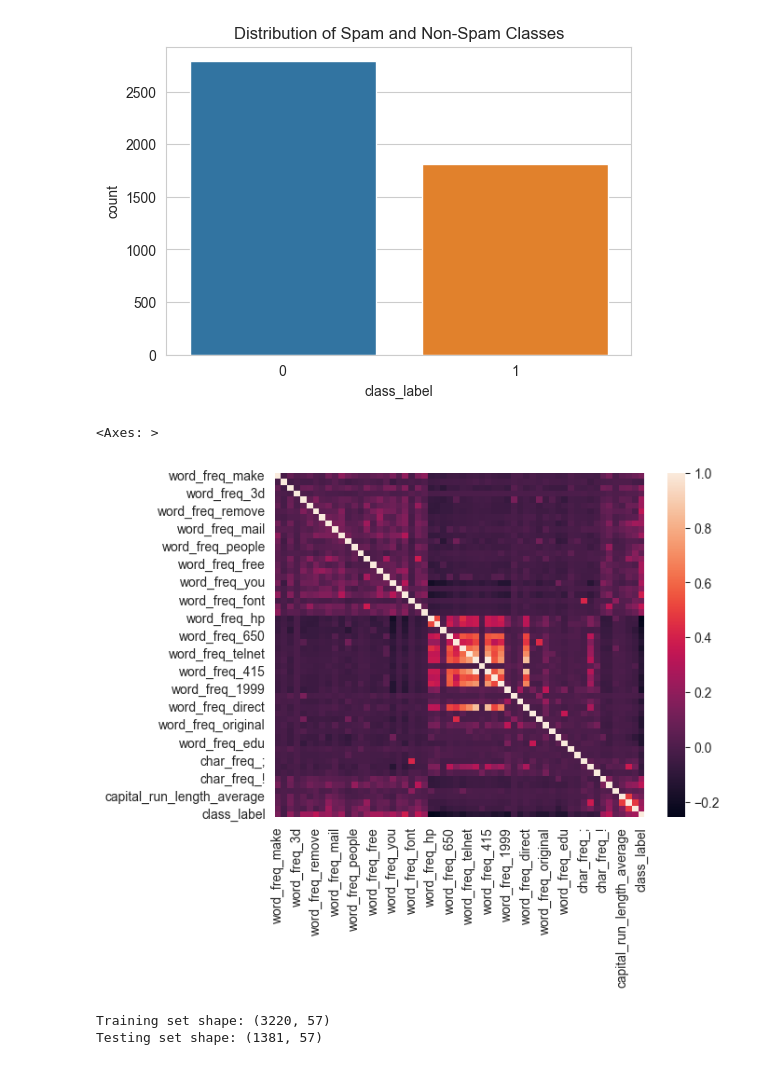
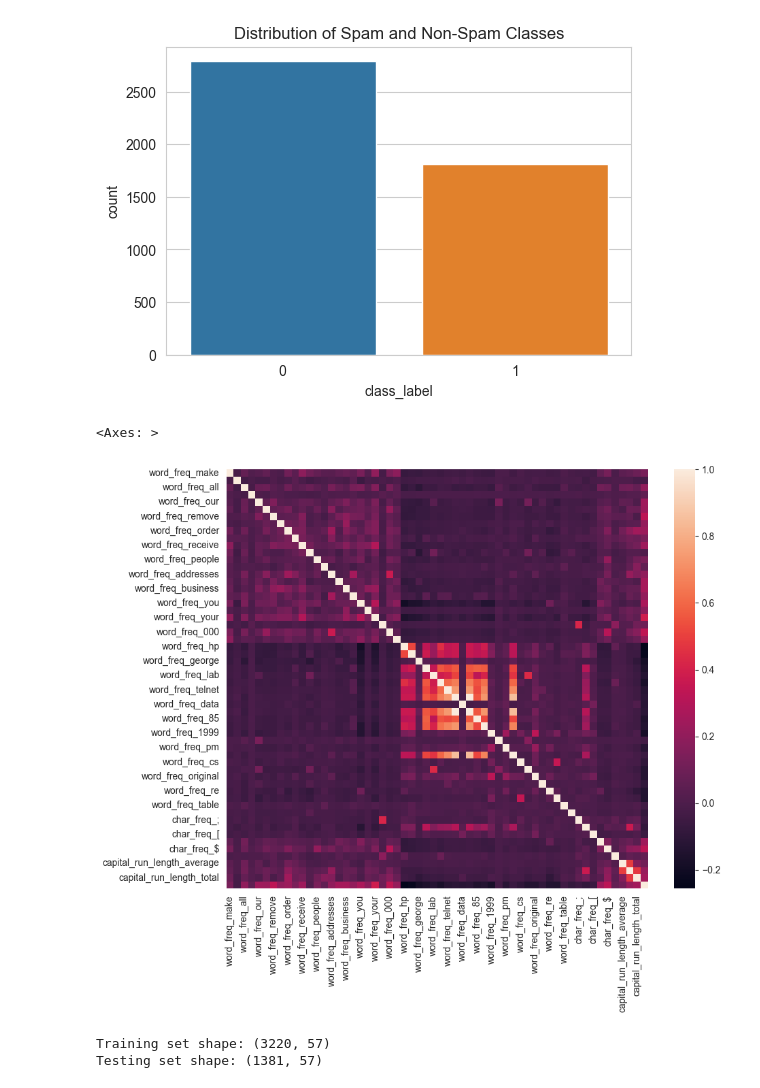
Before and after one commit to Thin-Equation/Email_Spam_Classifier_Using-Neural_Networks, a Jupyter notebook: Spam_Classifier_NeuralNetworks_PyTorch.ipynb, the cells around one changed output. Drawn from its saved outputs; the diff is of its cells as text; code cells hidden in the pictures.

```diff
--- a/Spam_Classifier_NeuralNetworks_PyTorch.ipynb
+++ b/Spam_Classifier_NeuralNetworks_PyTorch.ipynb
@@ -105,9 +111,11 @@ plt.show()
 # %% [output]
 [figure]
 # %%
+# Plotting the correlation matrix
+plt.figure(figsize=(10, 8))
 corr_matrix = spambase_df.corr()
 sns.heatmap(corr_matrix)
 # %% [output]
 <Axes: >
-[figure, old version]
+[figure, new version]
 # %%
```
Also changed, not shown: parts of 12 cells of this notebook.
